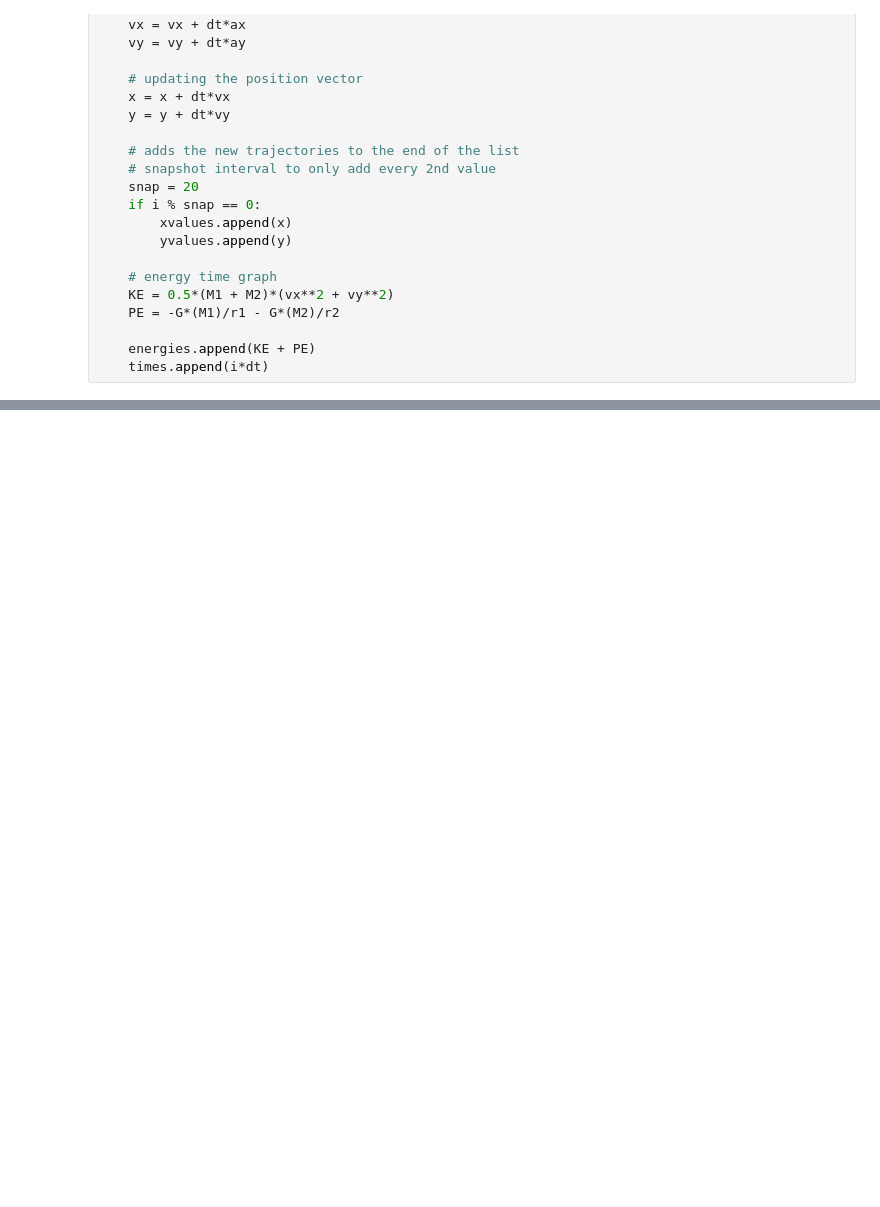
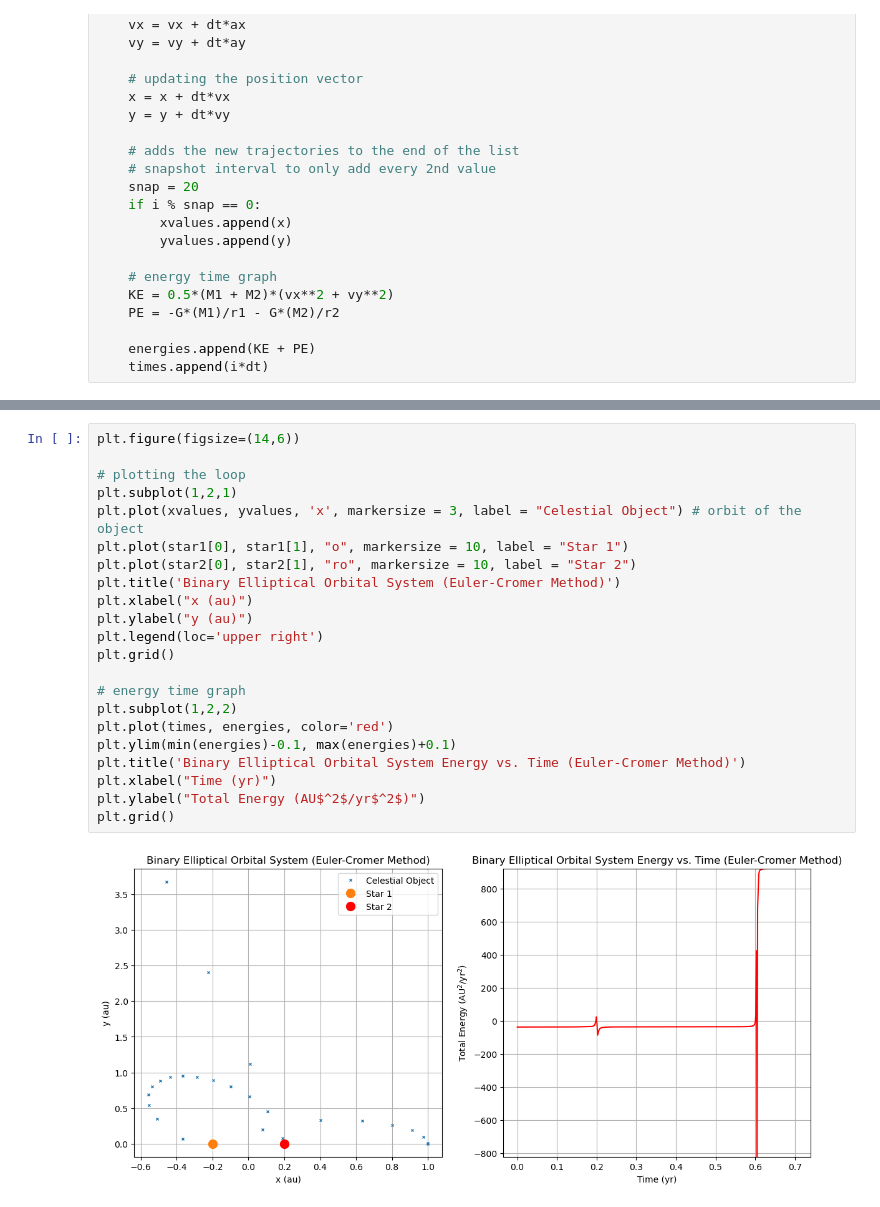
Before and after one commit to daylight08365/Labs, a Jupyter notebook: twostareuler.ipynb, the cells around one changed output, grey strips where cells are left out. Saved outputs shown, nothing was run; the diff lists cells and outputs as text; blank space fills up the shorter version.

```diff
--- a/twostareuler.ipynb
+++ b/twostareuler.ipynb
@@ -130,0 +131,24 @@ plt.tight_layout()
+# %%
+plt.figure(figsize=(14,6))
+
+# plotting the loop
+plt.subplot(1,2,1)
+plt.plot(xvalues, yvalues, 'x', markersize = 3, label = "Celestial Object") # orbit of the object
+plt.plot(star1[0], star1[1], "o", markersize = 10, label = "Star 1")
+plt.plot(star2[0], star2[1], "ro", markersize = 10, label = "Star 2")
+plt.title('Binary Elliptical Orbital System (Euler-Cromer Method)')
+plt.xlabel("x (au)")
+plt.ylabel("y (au)")
+plt.legend(loc='upper right')
+plt.grid()
+
+# energy time graph
+plt.subplot(1,2,2)
+plt.plot(times, energies, color='red')
+plt.ylim(min(energies)-0.1, max(energies)+0.1)
+plt.title('Binary Elliptical Orbital System Energy vs. Time (Euler-Cromer Method)')
+plt.xlabel("Time (yr)")
+plt.ylabel("Total Energy (AU$^2$/yr$^2$)")
+plt.grid()
+# %% [output]
+[figure, added]
```
Also changed, not shown: parts of 4 cells of this notebook, 43 other files.
